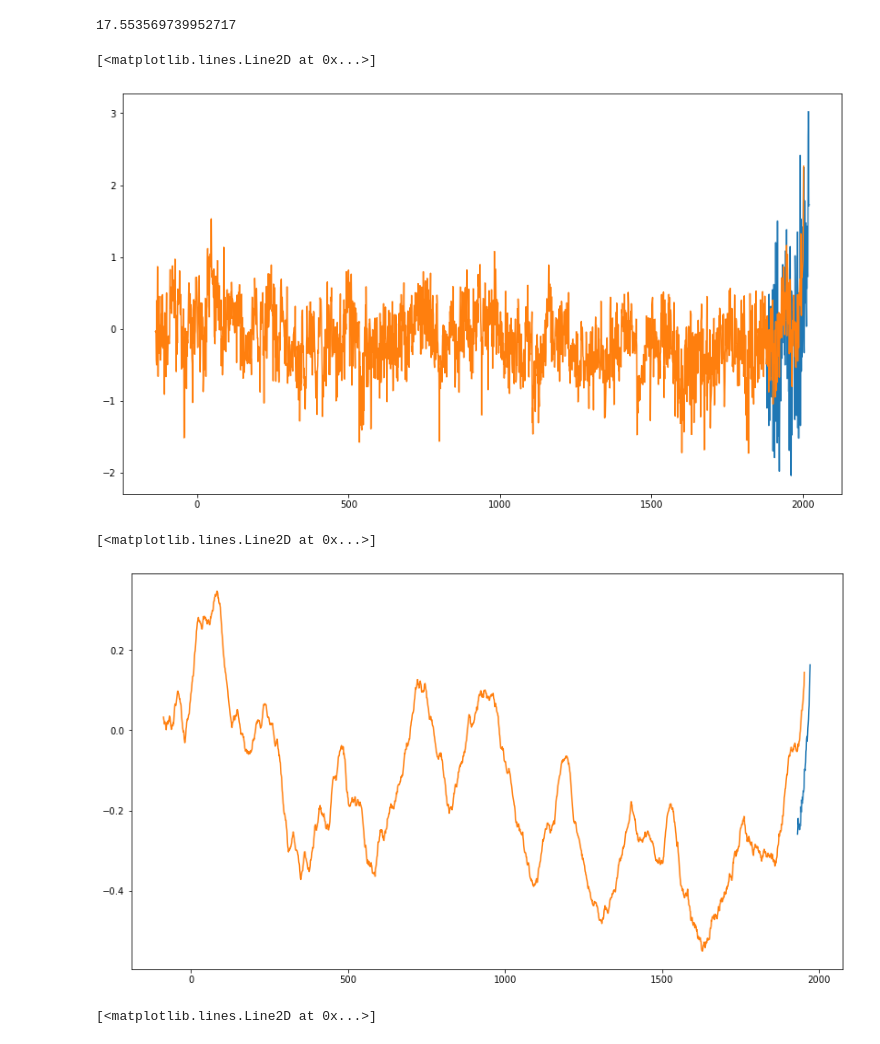
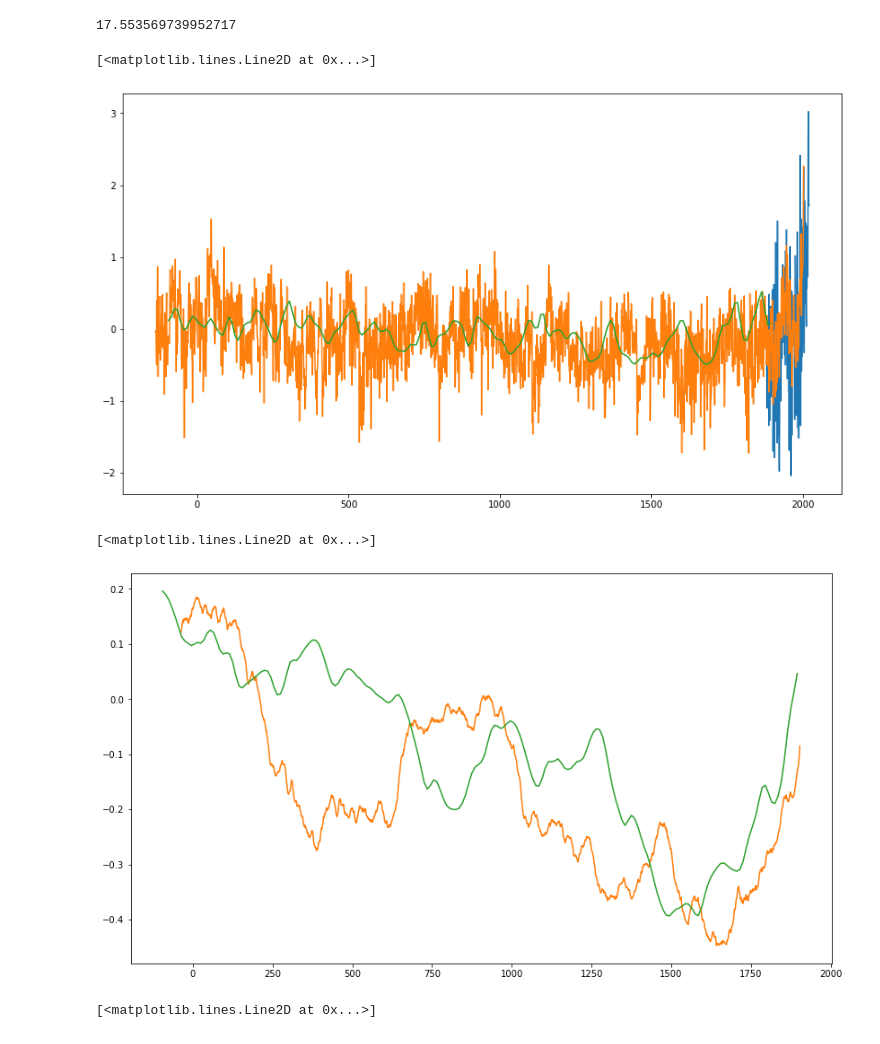
Before and after one commit to domschl/indrajala, a Jupyter notebook: python_indrajala/examples/importers/RawTests.ipynb, the cells around one changed output. Cells and saved outputs as stored; diff of their text form; code cells hidden in the pictures.

```diff
--- a/python_indrajala/examples/importers/RawTests.ipynb
+++ b/python_indrajala/examples/importers/RawTests.ipynb
@@ -65,5 +65,6 @@ em2k=dfs['euromed2k'].to_numpy()
 gjmt6=dfs['germany_june_meantemp'].to_numpy()
 gjmt7=dfs['germany_july_meantemp'].to_numpy()
 gjmt8=dfs['germany_august_meantemp'].to_numpy()
+sunsp=dfs['sunspots11000yrs'].to_numpy()
 # %%
-dfnp[:,0]
+sunsp[:,0]=1950-sunsp[:,0]
@@ -83,25 +86,29 @@ def moving_average(a, n=3) :
 # %%
 gjmean=np.mean(gjmt[:,2])
 # %%
-win=50
+win=100
 em2kmat=moving_average(em2k[:,1],2*win+1)
 gjmtmat=moving_average(gjmt[:,2]-gjmean,2*win+1)
+# %%
+sunma=moving_average(sunsp[:,1],2*win+1)
 # %%
 import matplotlib.pyplot as plt
 plt.rcParams['figure.figsize'] = [14,8]  # inch! :-/
 # %%
 plt.plot(gjmt[:,0],gjmt[:,2]-gjmean)
 plt.plot(dfnp[:,0],dfnp[:,1])
+plt.plot(sunsp[-200:,0],sunsp[-200:,1]/60-0.4)
 # %% [output]
 [<matplotlib.lines.Line2D at 0x...>]
-[figure, old version]
+[figure, new version]
 # %%
 # plt.plot(dfnp[:,0],dfnp[:,1])
 plt.plot(gjmt[win:-win,0],gjmtmat)
 plt.plot(dfnp[win:-win,0],em2kmat)
+plt.plot(sunsp[-200:,0],sunma[-200:]/50-0.5)
 # %% [output]
 [<matplotlib.lines.Line2D at 0x...>]
-[figure, old version]
+[figure, new version]
 # %%
 plt.plot(dfnp[-120+win:-win,0],em2kmat[-120+win:-win])
 plt.plot(gjmt[win:-win,0],gjmtmat)
```
Also changed, not shown: parts of 6 cells of this notebook.
